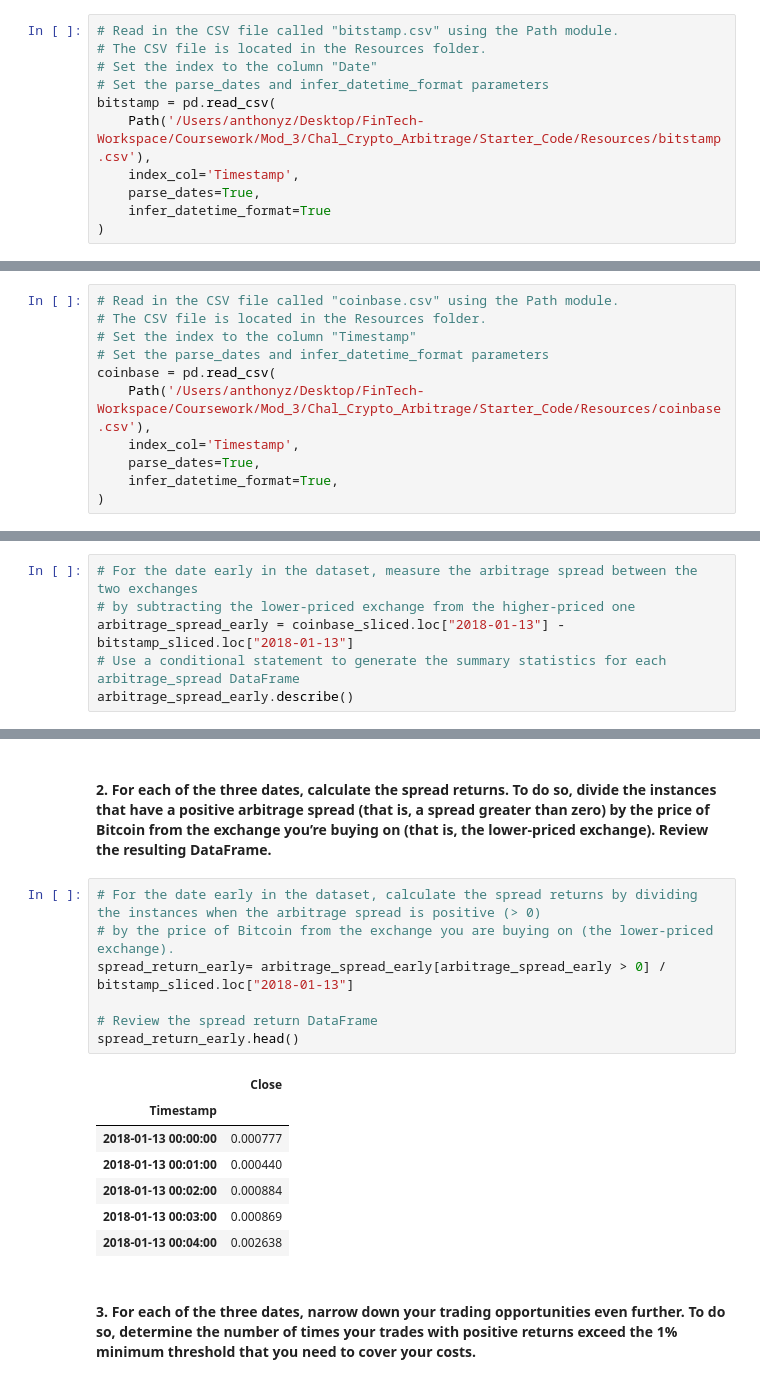
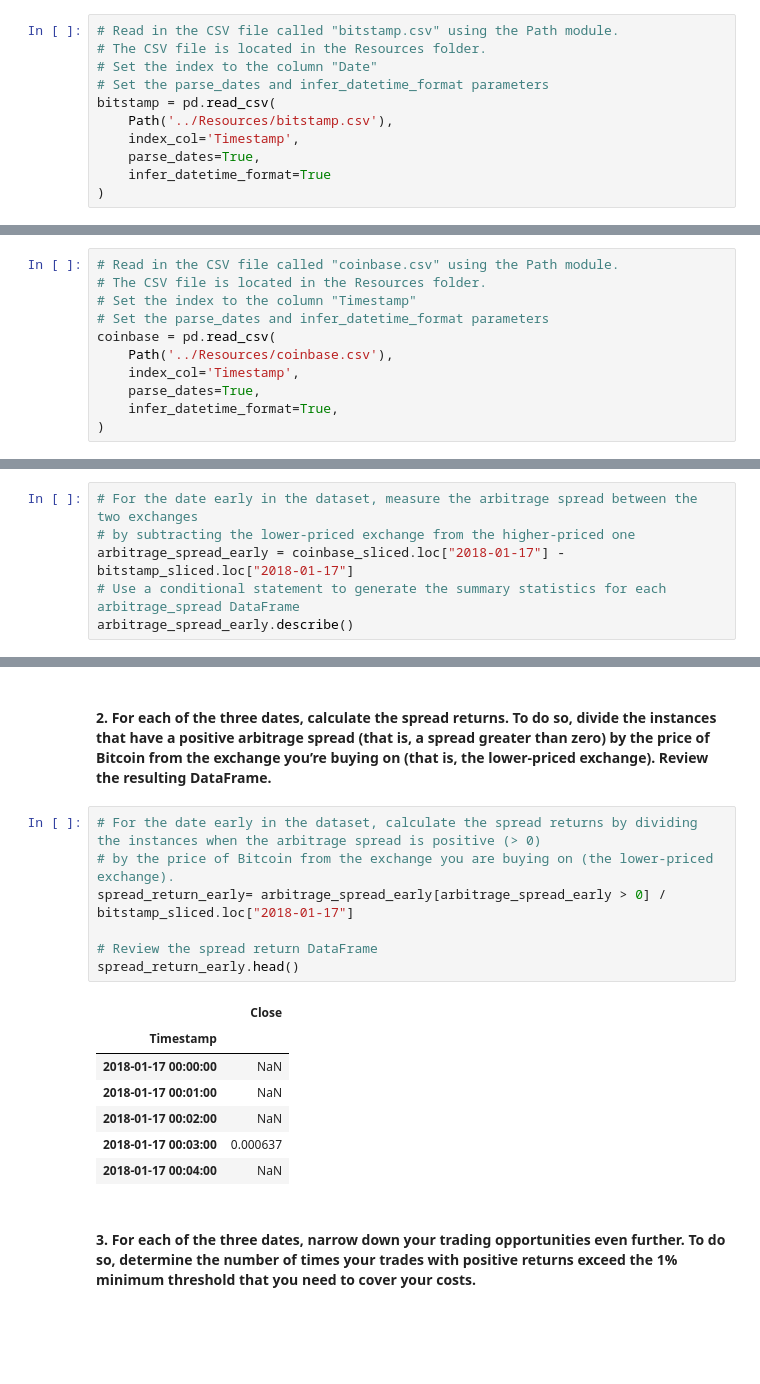
Before and after one commit to AntZam1776/Crypto_Arbitrage, a Jupyter notebook: Starter_Code/crypto_arbitrage.ipynb, the cells around one changed output, grey strips where cells are left out. Cells and saved outputs as stored; diff of their text form; blank space fills up the shorter version.

```diff
--- a/Starter_Code/crypto_arbitrage.ipynb
+++ b/Starter_Code/crypto_arbitrage.ipynb
@@ -38,7 +38,7 @@ Instructions.
 # Set the index to the column "Date"
 # Set the parse_dates and infer_datetime_format parameters
 bitstamp = pd.read_csv(
-    Path('/Users/anthonyz/Desktop/FinTech-Workspace/Coursework/Mod_3/Chal_Crypto_Arbitrage/Starter_Code/Resources/bitstamp.csv'),
+    Path('../Resources/bitstamp.csv'),
     index_col='Timestamp',
     parse_dates=True,
     infer_datetime_format=True
@@ -74,7 +72,7 @@ bitstamp.tail()
 # Set the index to the column "Timestamp"
 # Set the parse_dates and infer_datetime_format parameters
 coinbase = pd.read_csv(
-    Path('/Users/anthonyz/Desktop/FinTech-Workspace/Coursework/Mod_3/Chal_Crypto_Arbitrage/Starter_Code/Resources/coinbase.csv'),
+    Path('../Resources/coinbase.csv'),
     index_col='Timestamp',
     parse_dates=True,
     infer_datetime_format=True,
@@ -494,7 +505,7 @@ Calculate the potential profits for each date that you selected in the previous
 # %%
 # For the date early in the dataset, measure the arbitrage spread between the two exchanges
 # by subtracting the lower-priced exchange from the higher-priced one
-arbitrage_spread_early = coinbase_sliced.loc["2018-01-13"] - bitstamp_sliced.loc["2018-01-13"]
+arbitrage_spread_early = coinbase_sliced.loc["2018-01-17"] - bitstamp_sliced.loc["2018-01-17"]
 # Use a conditional statement to generate the summary statistics for each arbitrage_spread DataFrame
 arbitrage_spread_early.describe()
 # %% [output]
@@ -512,18 +523,18 @@ arbitrage_spread_early.describe()
 # %%
 # For the date early in the dataset, calculate the spread returns by dividing the instances when the arbitrage spread is positive (> 0)
 # by the price of Bitcoin from the exchange you are buying on (the lower-priced exchange).
-spread_return_early= arbitrage_spread_early[arbitrage_spread_early > 0] / bitstamp_sliced.loc["2018-01-13"]
+spread_return_early= arbitrage_spread_early[arbitrage_spread_early > 0] / bitstamp_sliced.loc["2018-01-17"]
 
 # Review the spread return DataFrame
 spread_return_early.head()
 # %% [output]
 |  | Close |
 | Timestamp |  |
-| 2018-01-13 00:00:00 | 0.000777 |
-| 2018-01-13 00:01:00 | 0.000440 |
-| 2018-01-13 00:02:00 | 0.000884 |
-| 2018-01-13 00:03:00 | 0.000869 |
-| 2018-01-13 00:04:00 | 0.002638 |
+| 2018-01-17 00:00:00 | NaN |
+| 2018-01-17 00:01:00 | NaN |
+| 2018-01-17 00:02:00 | NaN |
+| 2018-01-17 00:03:00 | 0.000637 |
+| 2018-01-17 00:04:00 | NaN |
 # %% [markdown]
 #### 3. For each of the three dates, narrow down your trading opportunities even further. To do so, determine the number of times your trades with positive returns exceed the 1% minimum threshold that you need to cover your costs.
 # %%
```
Also changed, not shown: parts of 16 cells of this notebook.
